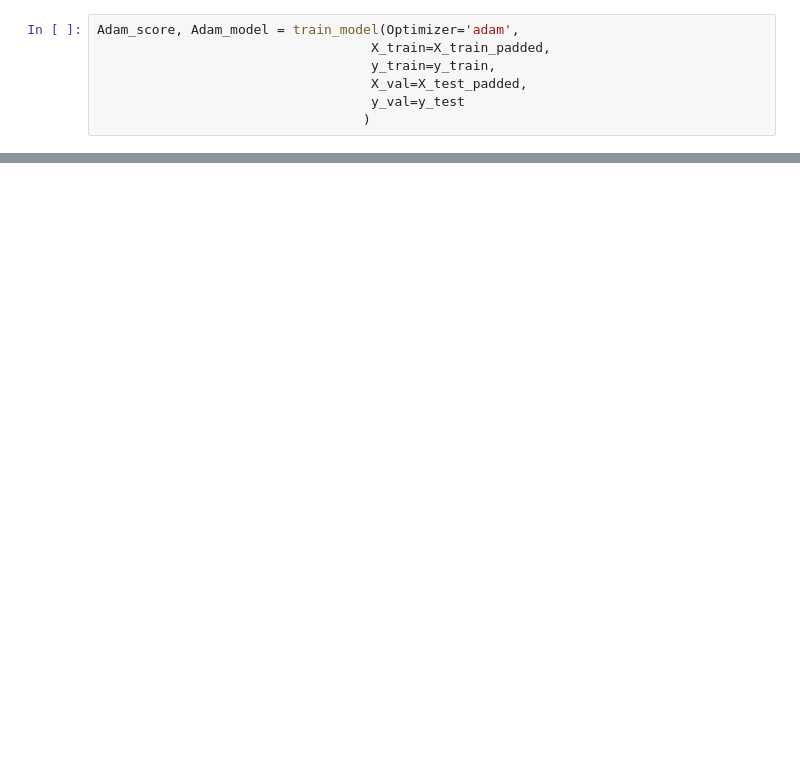
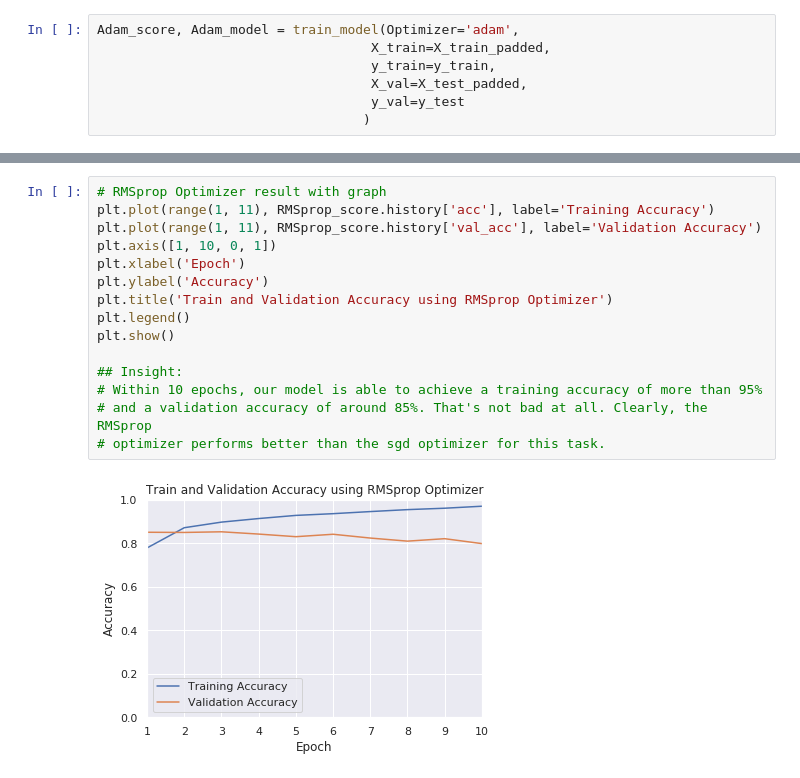
Before and after one commit to Rezwanul-Haque/neural_network_projects, a Jupyter notebook: sentiment_analysis/movie_reviews_using_LSTM/movie_reviews_using_lstm.ipynb, the cells around one changed output, grey strips where cells are left out. Drawn from its saved outputs; the diff is of its cells as text; blank space fills up the shorter version.

```diff
--- a/sentiment_analysis/movie_reviews_using_LSTM/movie_reviews_using_lstm.ipynb
+++ b/sentiment_analysis/movie_reviews_using_LSTM/movie_reviews_using_lstm.ipynb
@@ -236,0 +272,17 @@ Adam_score, Adam_model = train_model(Optimizer='adam',
+# %%
+# RMSprop Optimizer result with graph
+plt.plot(range(1, 11), RMSprop_score.history['acc'], label='Training Accuracy')
+plt.plot(range(1, 11), RMSprop_score.history['val_acc'], label='Validation Accuracy')
+plt.axis([1, 10, 0, 1])
+plt.xlabel('Epoch')
+plt.ylabel('Accuracy')
+plt.title('Train and Validation Accuracy using RMSprop Optimizer')
+plt.legend()
+plt.show()
+
+## Insight:
+# Within 10 epochs, our model is able to achieve a training accuracy of more than 95%
+# and a validation accuracy of around 85%. That's not bad at all. Clearly, the RMSprop
+# optimizer performs better than the sgd optimizer for this task.
+# %% [output]
+[figure, added]
```
Also changed, not shown: parts of 8 cells of this notebook.
